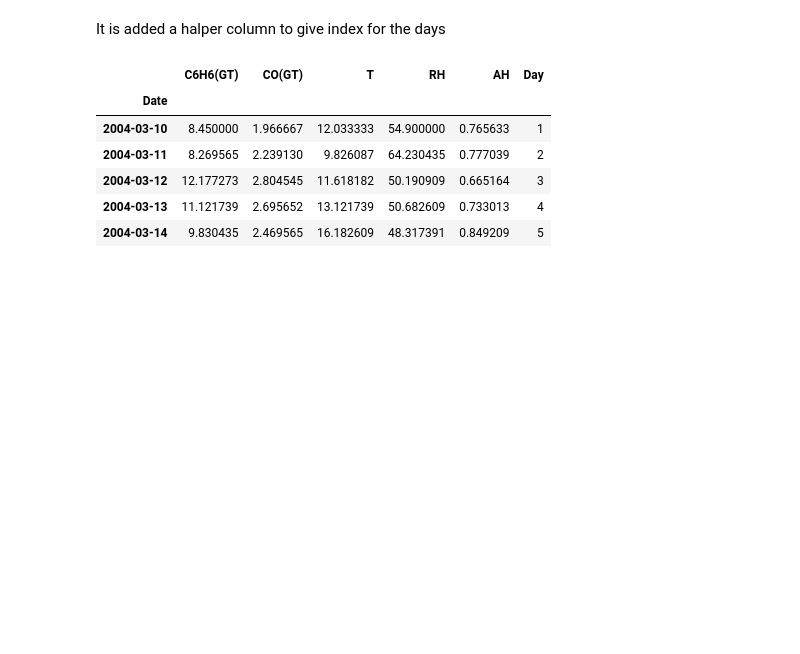
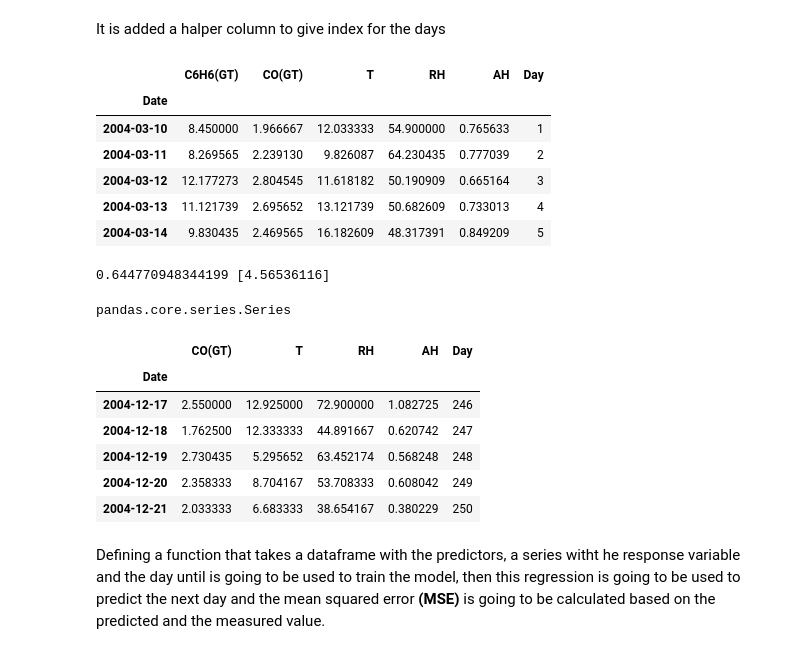
Before and after one commit to YefridC09/ST-554-Project1-Template, a Jupyter notebook: Task3/Task_3_Project1_ST_554.ipynb, the cells around one changed output. Drawn from its saved outputs; the diff is of its cells as text; code cells hidden in the pictures; blank space fills up the shorter version.

Commit message:
MSE function completed, need to work on CV function

```diff
--- a/Task3/Task_3_Project1_ST_554.ipynb
+++ b/Task3/Task_3_Project1_ST_554.ipynb
@@ -76,3 +78,28 @@ air_quality.head()
 | 2004-03-12 | 12.177273 | 2.804545 | 11.618182 | 50.190909 | 0.665164 | 3 |
 | 2004-03-13 | 11.121739 | 2.695652 | 13.121739 | 50.682609 | 0.733013 | 4 |
 | 2004-03-14 | 9.830435 | 2.469565 | 16.182609 | 48.317391 | 0.849209 | 5 |
+# %%
+SLR = sk.linear_model.LinearRegression()
+SLR.fit(air_quality[["CO(GT)"]], air_quality["C6H6(GT)"])
+print(SLR.intercept_, SLR.coef_)
+# %% [output]
+0.644770948344199 [4.56536116]
+# %%
+type(air_quality['C6H6(GT)'])
+# %% [output]
+pandas.core.series.Series
+# %%
+D = 250
+X_train, X_test, Y_train, Y_test = sk.model_selection.train_test_split(air_quality[["CO(GT)", "T", "RH", "AH", "Day"]], air_quality["C6H6(GT)"], train_size=D, shuffle= False)
+# %%
+X_train.tail()
+# %% [output]
+|  | CO(GT) | T | RH | AH | Day |
+| Date |  |  |  |  |  |
+| 2004-12-17 | 2.550000 | 12.925000 | 72.900000 | 1.082725 | 246 |
+| 2004-12-18 | 1.762500 | 12.333333 | 44.891667 | 0.620742 | 247 |
+| 2004-12-19 | 2.730435 | 5.295652 | 63.452174 | 0.568248 | 248 |
+| 2004-12-20 | 2.358333 | 8.704167 | 53.708333 | 0.608042 | 249 |
+| 2004-12-21 | 2.033333 | 6.683333 | 38.654167 | 0.380229 | 250 |
+# %% [markdown]
+Defining a function that takes a dataframe with the predictors, a series witht he response variable and the day until is going to be used to train the model, then this regression is going to be used to predict the next day and the mean squared error **(MSE)** is going to be calculated based on the predicted and the measured value.
```
Also changed, not shown: parts of 5 cells of this notebook.
